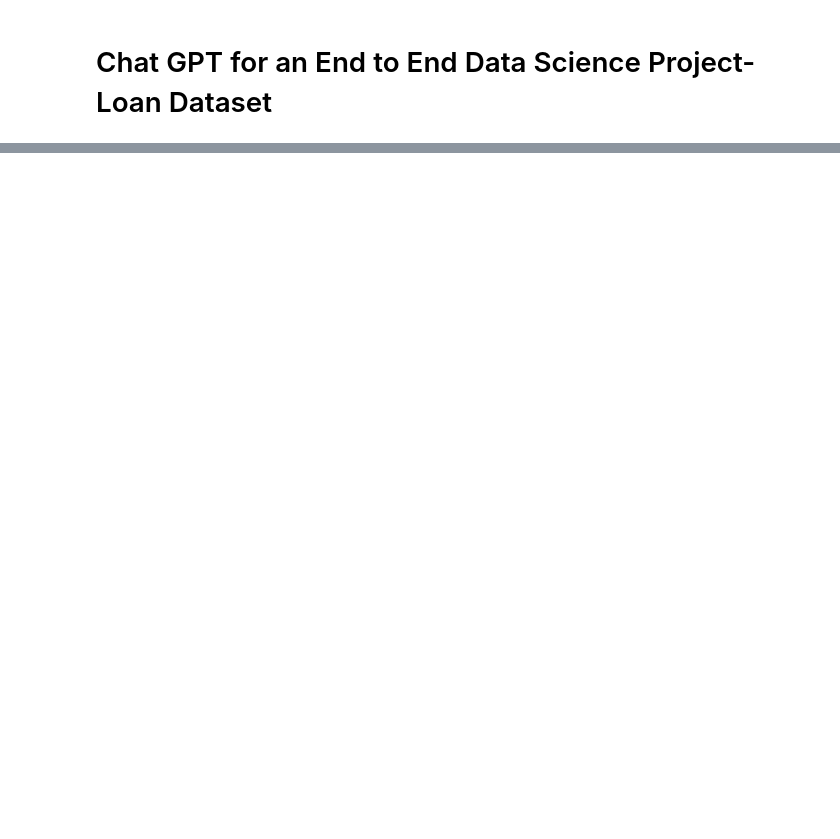
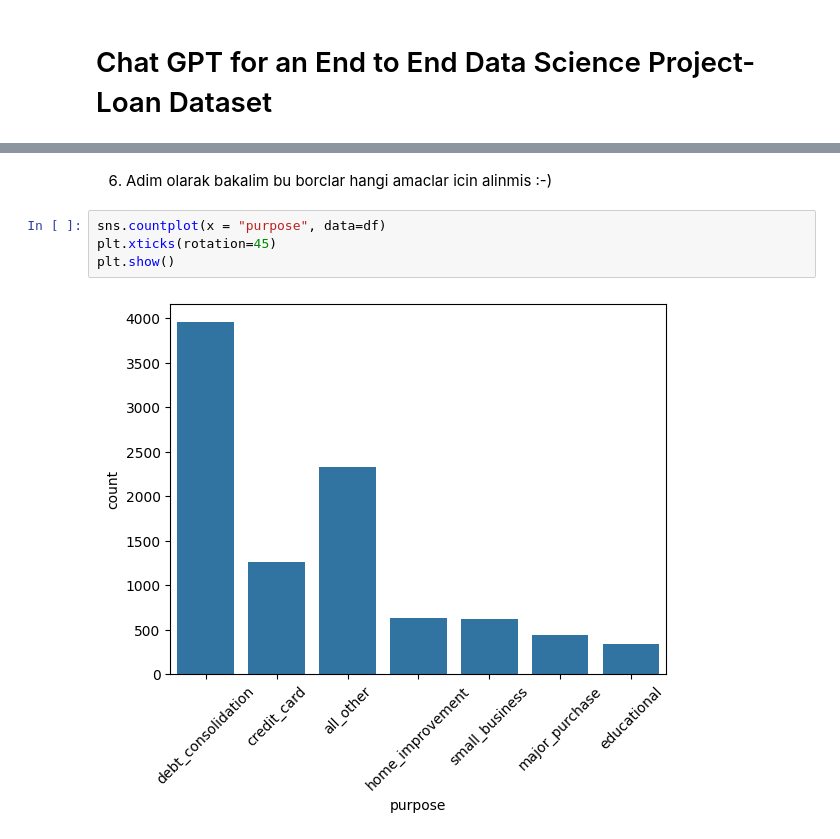
Before and after one commit to veribilimi77/ChatGPT_End_to_End_Data-Science-Project_Loan_dataset, a Jupyter notebook: ChatGPT_End_to_End_Data_Science_Project_Loan_dataset.ipynb, the cells around one changed output, grey strips where cells are left out. Cells and saved outputs as stored; diff of their text form; blank space fills up the shorter version.

```diff
--- a/ChatGPT_End_to_End_Data_Science_Project_Loan_dataset.ipynb
+++ b/ChatGPT_End_to_End_Data_Science_Project_Loan_dataset.ipynb
@@ -551,0 +207,8 @@ This share link expires in 72 hours. For free permanent hosting and GPU upgrades
+# %% [markdown]
+6. Adim olarak bakalim bu borclar hangi amaclar icin alinmis :-)
+# %%
+sns.countplot(x = "purpose", data=df)
+plt.xticks(rotation=45)
+plt.show()
+# %% [output]
+[figure, added]
```
Also changed, not shown: parts of 60 cells of this notebook.
